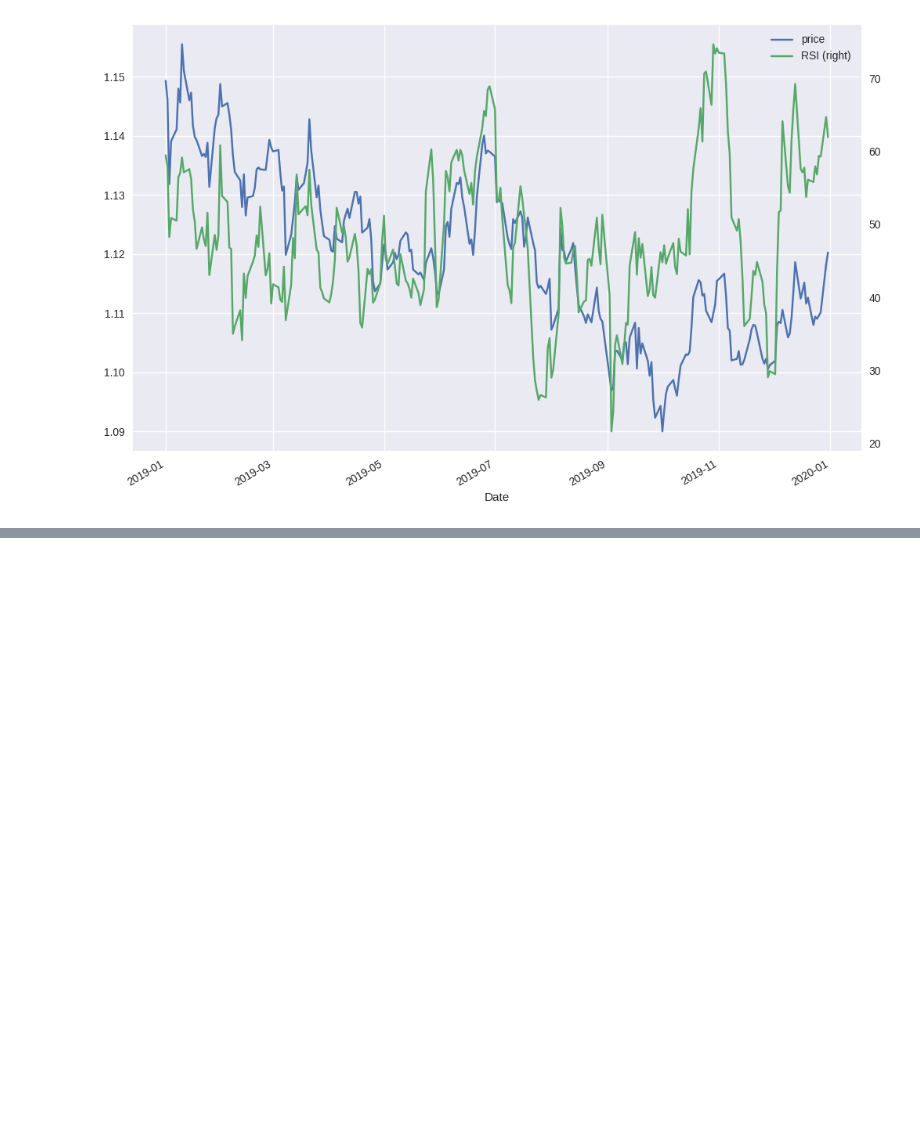
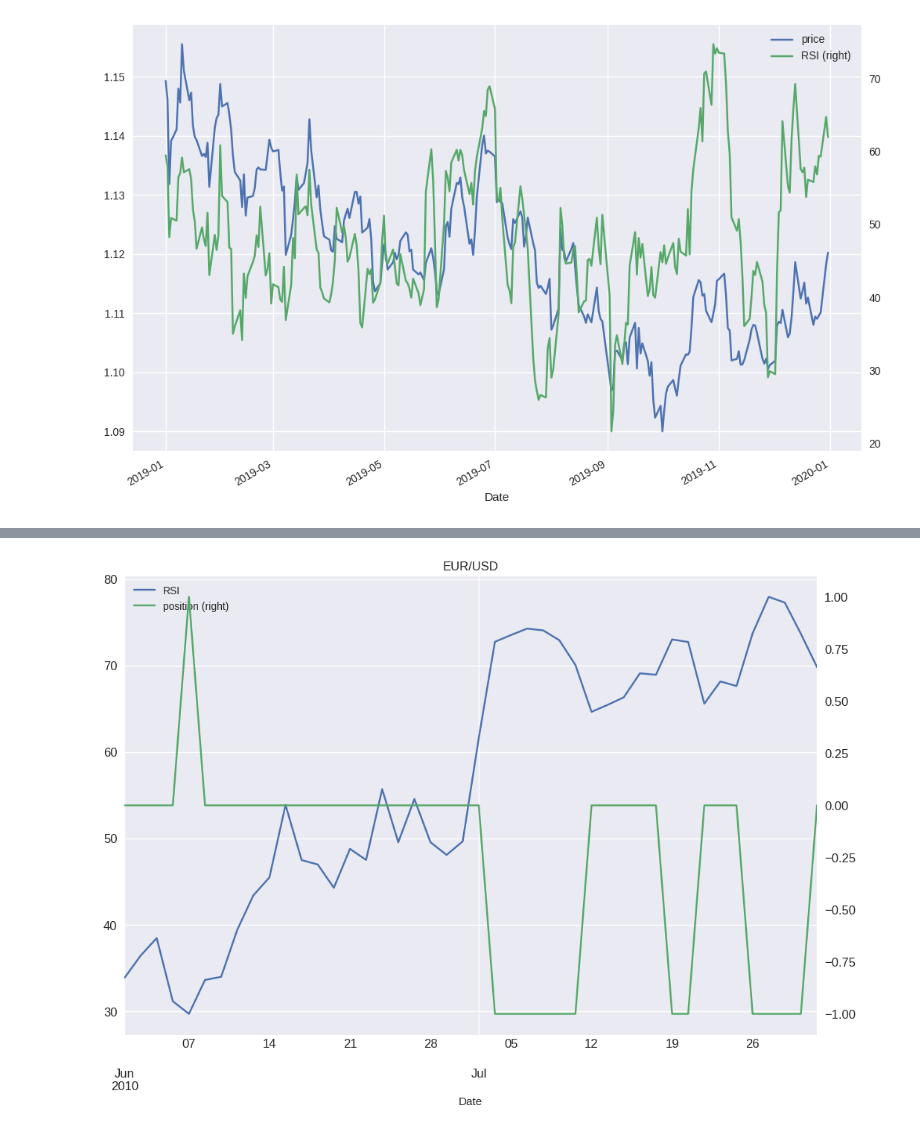
Before and after one commit to yungshun317/pd-algo-trading, a Jupyter notebook: oscillator.ipynb, the cells around one changed output, grey strips where cells are left out. Saved outputs shown, nothing was run; the diff lists cells and outputs as text; code cells hidden in the pictures; blank space fills up the shorter version.

```diff
--- a/oscillator.ipynb
+++ b/oscillator.ipynb
@@ -140,0 +191,5 @@ plt.show()
+# %%
+data.loc["06-2010":"07-2010", ["RSI", "position"]].plot(figsize=(12, 8), fontsize=12, secondary_y="position", title="EUR/USD")
+plt.show()
+# %% [output]
+[figure, added]
```
Also changed, not shown: parts of 22 cells of this notebook, 2 other files.
